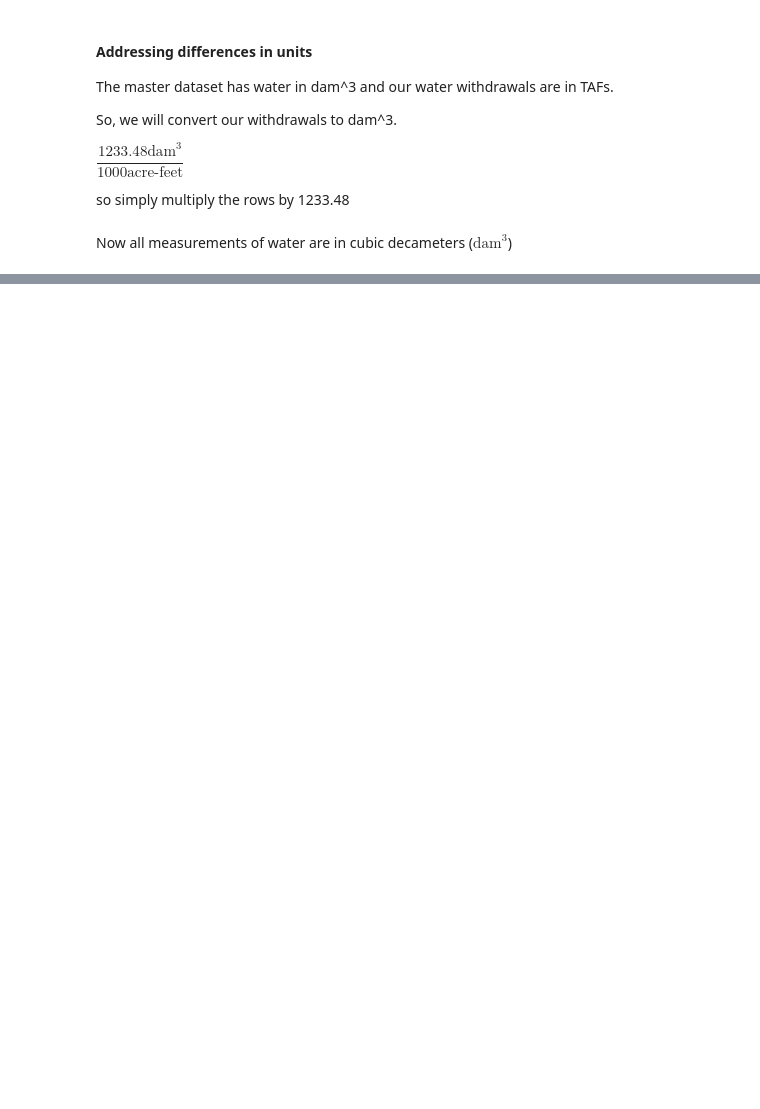
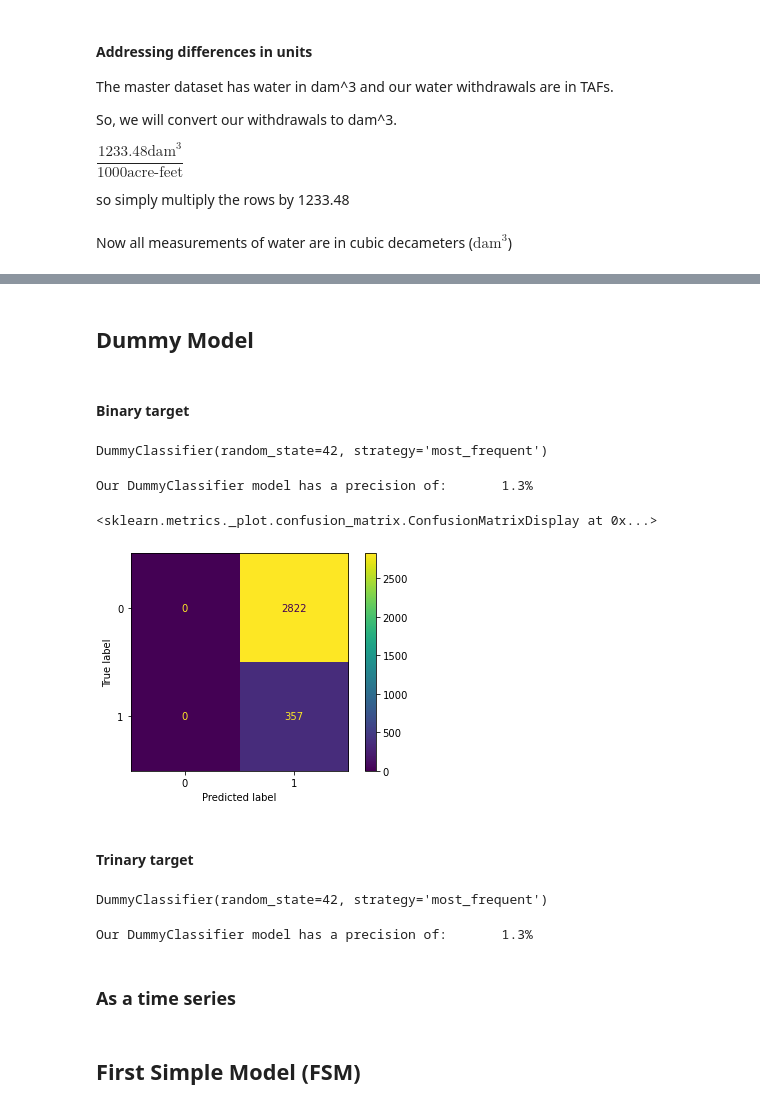
Before and after one commit to NaavSD/CO_River_Basin_SWE, a Jupyter notebook: Notebooks/Project_EDA.ipynb, the cells around one changed output, grey strips where cells are left out. Cells and saved outputs as stored; diff of their text form; code cells hidden in the pictures; blank space fills up the shorter version.

Commit message:
FSM and dummy model

```diff
--- a/Notebooks/Project_EDA.ipynb
+++ b/Notebooks/Project_EDA.ipynb
@@ -449,0 +470,8 @@ plt.show();
+# %%
+nonop = graphing['Water Storage'].max()*0.46
+dead = graphing['Water Storage'].max()*0.30
+
+graphing['target_binary'] = np.where(graphing['Remaining Water'] > dead, 1, 0)
+
+graphing['target_trinary'] = np.where(graphing['Remaining Water'] > nonop, 2,
+                                      np.where(graphing['Remaining Water'] > dead, 1, 0))
@@ -449,0 +501,14 @@ plt.show();
+# %%
+# We will use 20% of the most recent data as a test set
+cutoff = round(graphing.shape[0]*0.8)
+
+# splitting train and test
+train = graphing[:cutoff]
+test = graphing[cutoff:]
+
+# splitting into dataframes with predictors and dataframes with targets
+X_train = train.drop(columns=['Remaining Water', 'target_binary', 'target_trinary'])
+X_test = test.drop(columns=['Remaining Water', 'target_binary', 'target_trinary'])
+
+y_train = train[['target_binary', 'target_trinary']]
+y_test = test[['target_binary', 'target_trinary']]
@@ -449,0 +521,2 @@ plt.show();
+# %% [markdown]
+## Dummy Model
@@ -449,0 +529,37 @@ plt.show();
+# %% [markdown]
+#### Binary target
+# %%
+# instantiate the dummy model
+b_model_0 = DummyClassifier(random_state=42, strategy='most_frequent')
+
+# Fit the model to the training set
+b_model_0.fit(X_train, y_train['target_binary'])
+# %% [output]
+DummyClassifier(random_state=42, strategy='most_frequent')
+# %%
+score(b_model_0, y_test['target_binary'], X_test)
+# %% [output]
+Our DummyClassifier model has a precision of:       1.3%
+# %%
+ConfusionMatrixDisplay(confusion_matrix(y_test['target_binary'],b_model_0.predict(X_test))).plot()
+# %% [output]
+<sklearn.metrics._plot.confusion_matrix.ConfusionMatrixDisplay at 0x...>
+[figure, added]
+# %% [markdown]
+#### Trinary target
+# %%
+# instantiate the dummy model
+t_model_0 = DummyClassifier(random_state=42, strategy='most_frequent')
+
+# Fit the model to the training set
+t_model_0.fit(X_train, y_train['target_trinary'])
+# %% [output]
+DummyClassifier(random_state=42, strategy='most_frequent')
+# %%
+score(t_model_0, y_test['target_trinary'], X_test)
+# %% [output]
+Our DummyClassifier model has a precision of:       1.3%
+# %% [markdown]
+### As a time series
+# %% [markdown]
+## First Simple Model (FSM)
```
Also changed, not shown: parts of 31 cells of this notebook.
